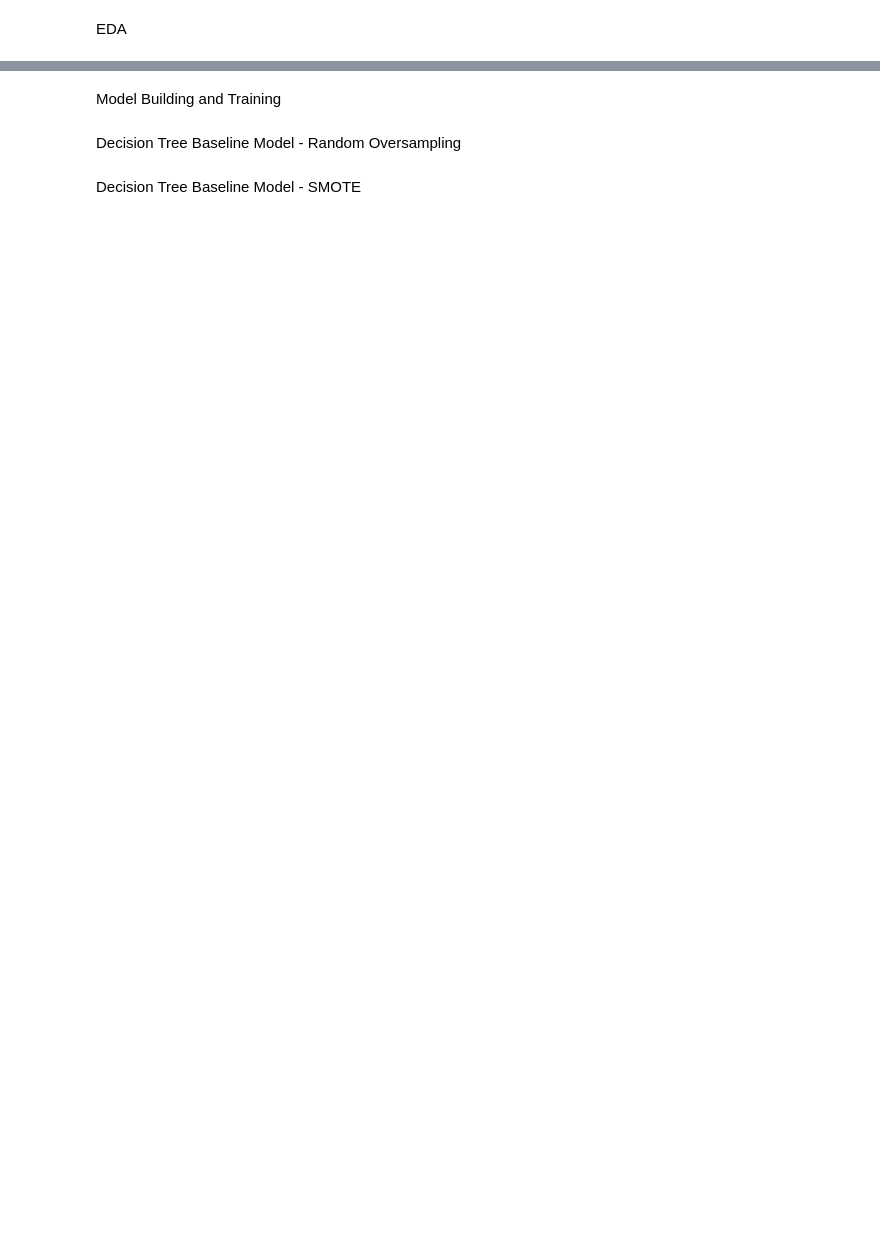
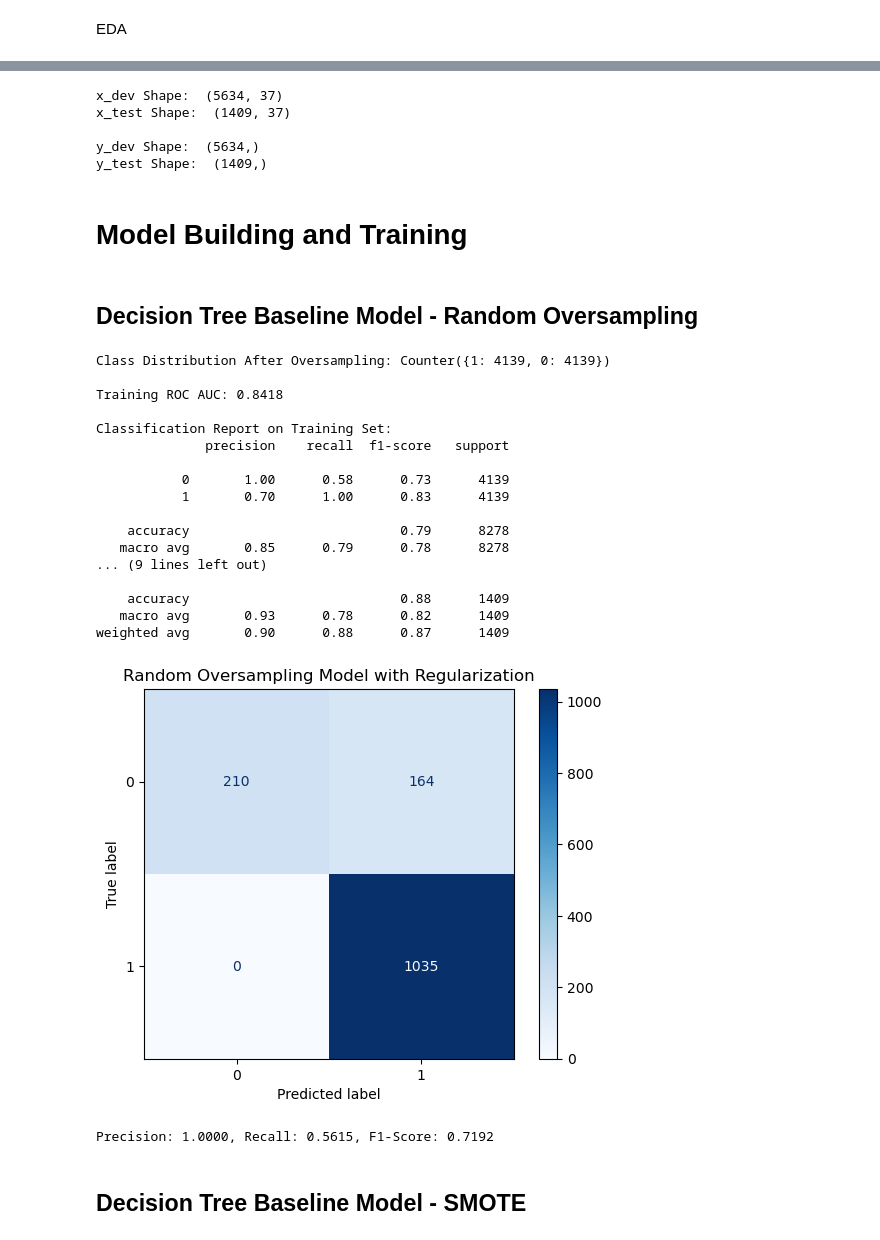
Before and after one commit to JasonCheung01/Telco-Churn, a Jupyter notebook: AML_Team_Project.ipynb, the cells around one changed output, grey strips where cells are left out. Drawn from its saved outputs; the diff is of its cells as text; code cells hidden in the pictures; blank space fills up the shorter version.

```diff
--- a/AML_Team_Project.ipynb
+++ b/AML_Team_Project.ipynb
@@ -24,12 +28,12 @@ warnings.filterwarnings('ignore')
 # %%
 # Load datasets
-df_customer_churn = pd.read_excel('CustomerChurn.xlsx')
-df_telco_customer_churn = pd.read_excel('Telco_customer_churn.xlsx')
-df_telco_customer_churn_demographics = pd.read_excel('Telco_customer_churn_demographics.xlsx')
-df_telco_customer_churn_location = pd.read_excel('Telco_customer_churn_location.xlsx')
-df_telco_customer_churn_population = pd.read_excel('Telco_customer_churn_population.xlsx')
-df_telco_customer_churn_services = pd.read_excel('Telco_customer_churn_services.xlsx')
-df_telco_customer_churn_status = pd.read_excel('Telco_customer_churn_status.xlsx')
+df_customer_churn = pd.read_excel('C:/Users/xgygr/Desktop/CustomerChurn.xlsx')
+df_telco_customer_churn = pd.read_excel('C:/Users/xgygr/Desktop/Telco_customer_churn.xlsx')
+df_telco_customer_churn_demographics = pd.read_excel('C:/Users/xgygr/Desktop/Telco_customer_churn_demographics.xlsx')
+df_telco_customer_churn_location = pd.read_excel('C:/Users/xgygr/Desktop/Telco_customer_churn_location.xlsx')
+df_telco_customer_churn_population = pd.read_excel('C:/Users/xgygr/Desktop/Telco_customer_churn_population.xlsx')
+df_telco_customer_churn_services = pd.read_excel('C:/Users/xgygr/Desktop/Telco_customer_churn_services.xlsx')
+df_telco_customer_churn_status = pd.read_excel('C:/Users/xgygr/Desktop/Telco_customer_churn_status.xlsx')
 
 # Rename the columns so that the primary key is the same
 df_telco_customer_churn.rename(columns = {'CustomerID':'Customer ID'}, inplace = True)
@@ -248 +392,9 @@ df
+# %%
+from sklearn.preprocessing import LabelEncoder
+def object_to_int(dataframe_series):
+    if dataframe_series.dtype=='object':
+        dataframe_series = LabelEncoder().fit_transform(dataframe_series)
+    return dataframe_series
+
+df = df.apply(lambda x: object_to_int(x))
 # %% [markdown]
@@ -372,10 +610,16 @@ print("x_test Shape: ", x_test.shape, "\n")
 
 print("y_dev Shape: ", y_dev.shape)
 print("y_test Shape: ", y_test.shape, "\n")
+# %% [output]
+x_dev Shape:  (5634, 37)
+x_test Shape:  (1409, 37)
+
+y_dev Shape:  (5634,)
+y_test Shape:  (1409,)
 # %% [markdown]
-Model Building and Training
+# Model Building and Training
 # %% [markdown]
-Decision Tree Baseline Model - Random Oversampling
+## Decision Tree Baseline Model - Random Oversampling
 # %%
 ros = RandomOverSampler(random_state=42)
 x_resampled_ros, y_resampled_ros = ros.fit_resample(x_dev, y_dev)
@@ -399,38 +643,58 @@ scores = cross_validate(
     scoring=['roc_auc', 'average_precision']
 )
 
 classifier.fit(x_resampled_ros, y_resampled_ros)
 
 y_train_pred = classifier.predict(x_resampled_ros)
 y_train_prob = classifier.predict_proba(x_resampled_ros)[:, 1]
 
 roc_auc_train = roc_auc_score(y_resampled_ros, y_train_prob)
 print(f"\nTraining ROC AUC: {roc_auc_train:.4f}")
 
 print("\nClassification Report on Training Set:")
 print(classification_report(y_resampled_ros, y_train_pred))
 
 y_test_pred = classifier.predict(x_test)
 y_test_prob = classifier.predict_proba(x_test)[:, 1]
 
 roc_auc = roc_auc_score(y_test, y_test_prob)
 print(f"Test ROC AUC: {roc_auc:.4f}")
 
 print("\nClassification Report on Test Set:")
 print(classification_report(y_test, y_test_pred))
 
 conf_matrix = confusion_matrix(y_test, y_test_pred)
 disp = ConfusionMatrixDisplay(confusion_matrix=conf_matrix, display_labels=classifier.classes_)
 disp.plot(cmap=plt.cm.Blues)
 plt.title("Random Oversampling Model with Regularization")
 plt.show()
 
-precision = precision_score(y_test, y_test_pred, pos_label='Churned')
-recall = recall_score(y_test, y_test_pred, pos_label='Churned')
-f1 = f1_score(y_test, y_test_pred, pos_label='Churned')
+precision = precision_score(y_test, y_test_pred, pos_label=0)
+recall = recall_score(y_test, y_test_pred, pos_label=0)
+f1 = f1_score(y_test, y_test_pred, pos_label=0)
 print(f"Precision: {precision:.4f}, Recall: {recall:.4f}, F1-Score: {f1:.4f}")
+# %% [output]
+Class Distribution After Oversampling: Counter({1: 4139, 0: 4139})
+
+Training ROC AUC: 0.8418
+
+Classification Report on Training Set:
+              precision    recall  f1-score   support
+
+           0       1.00      0.58      0.73      4139
+           1       0.70      1.00      0.83      4139
+
+    accuracy                           0.79      8278
+   macro avg       0.85      0.79      0.78      8278
+... (9 lines left out)
+
+    accuracy                           0.88      1409
+   macro avg       0.93      0.78      0.82      1409
+weighted avg       0.90      0.88      0.87      1409
+[figure, added]
+Precision: 1.0000, Recall: 0.5615, F1-Score: 0.7192
 # %% [markdown]
-Decision Tree Baseline Model - SMOTE
+## Decision Tree Baseline Model - SMOTE
 # %%
 smote = SMOTE(random_state=42)
 x_resampled_smote, y_resampled_smote = smote.fit_resample(x_dev, y_dev)
```
Also changed, not shown: parts of 51 cells of this notebook, 2 other files.
